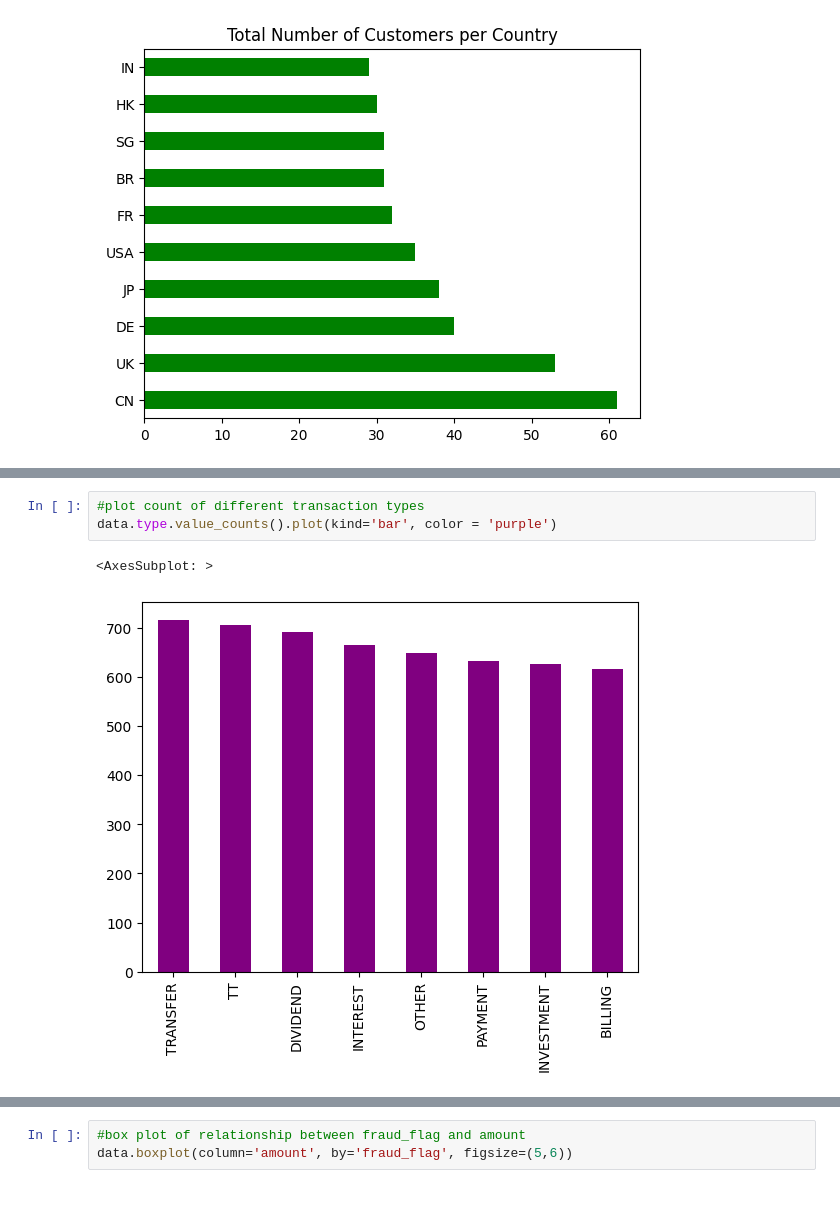
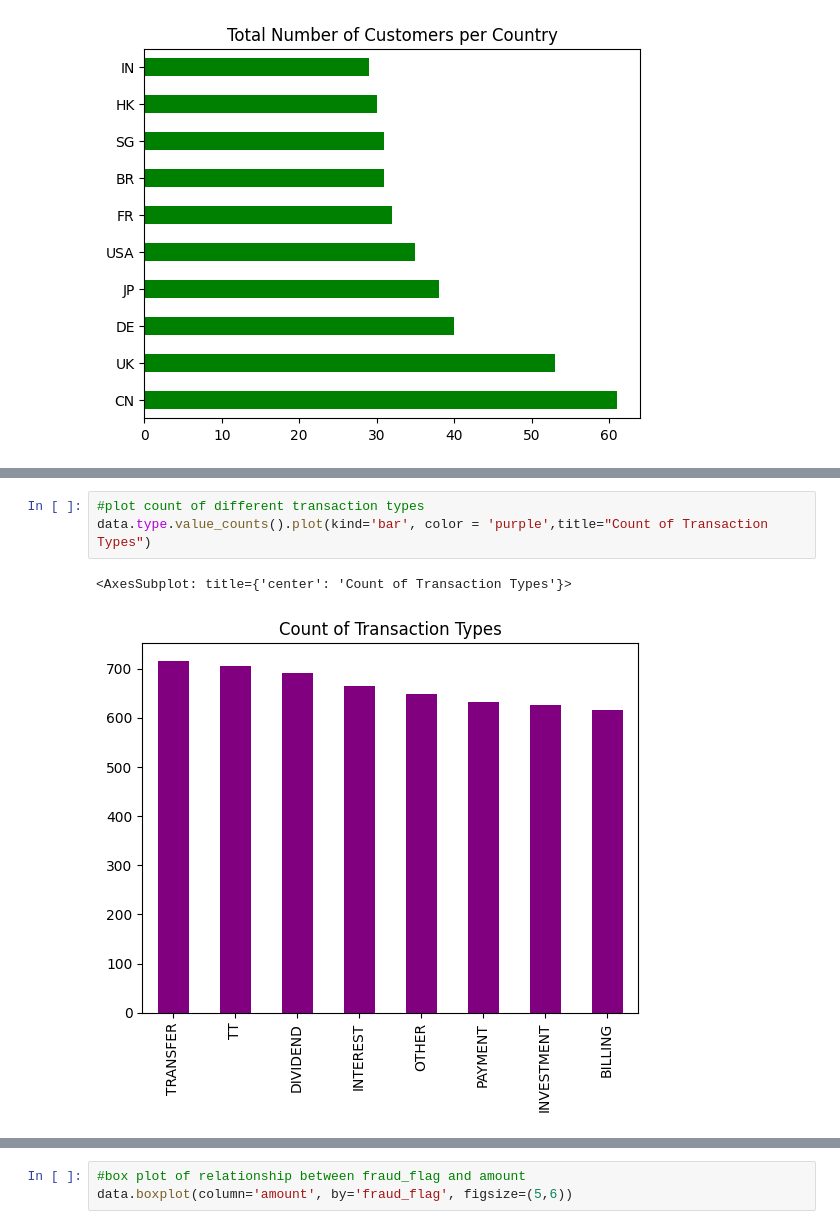
Before and after one commit to bhavesh-chainani/fraud_detection, a Jupyter notebook: bhavesh_silent_eight.ipynb, the cells around one changed output, grey strips where cells are left out. Drawn from its saved outputs; the diff is of its cells as text; blank space fills up the shorter version.

```diff
--- a/bhavesh_silent_eight.ipynb
+++ b/bhavesh_silent_eight.ipynb
@@ -159,9 +159,9 @@ data.fraud_flag.value_counts().plot(kind='bar')
 # %%
 #plot count of different transaction types
-data.type.value_counts().plot(kind='bar', color = 'purple')
+data.type.value_counts().plot(kind='bar', color = 'purple',title="Count of Transaction Types")
 # %% [output]
-<AxesSubplot: >
+<AxesSubplot: title={'center': 'Count of Transaction Types'}>
-[figure, old version]
+[figure, new version]
 # %%
 ## Visualise distribution of y value for each transaction type
 (data
```
Also changed, not shown: parts of 47 cells of this notebook.
